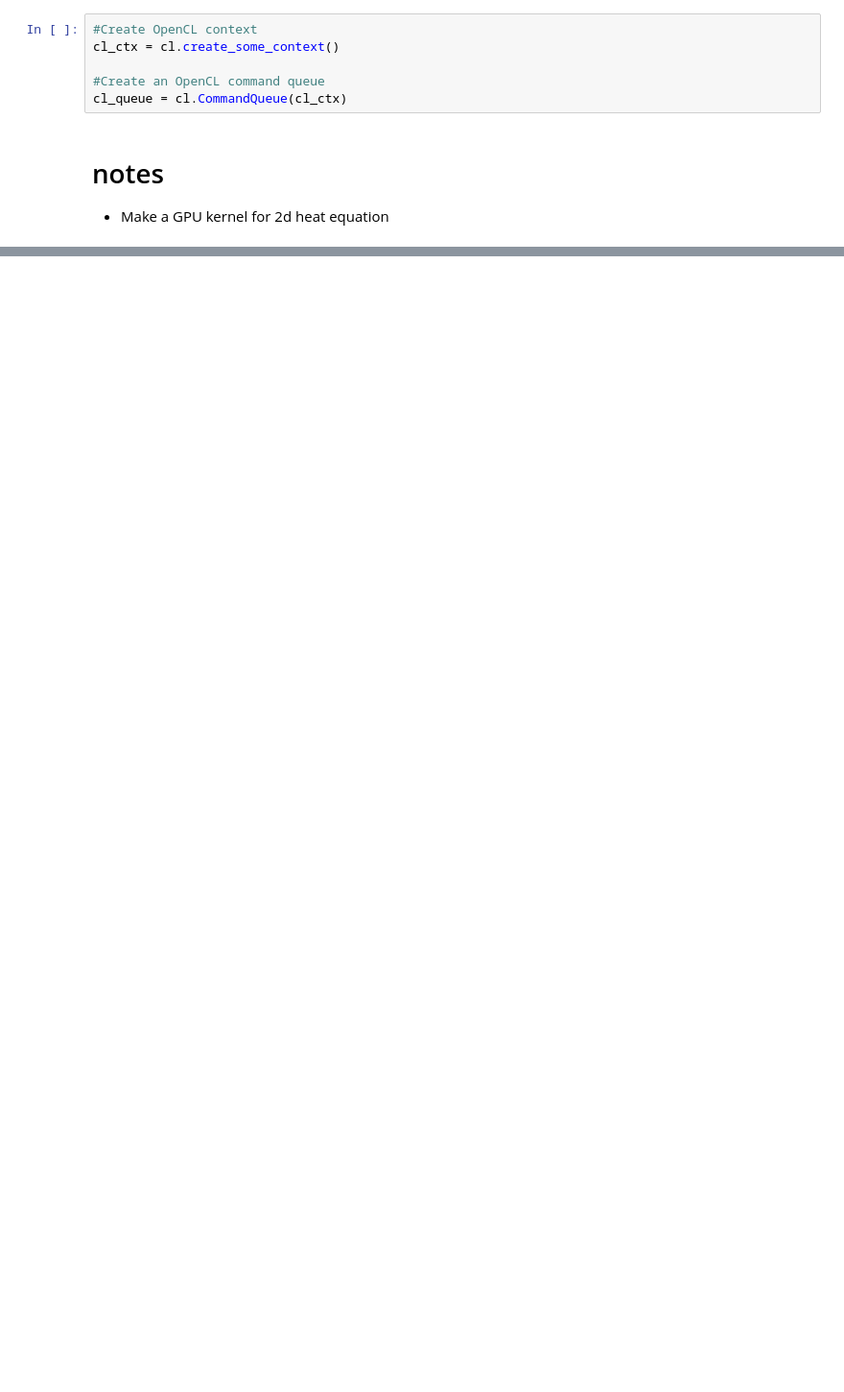
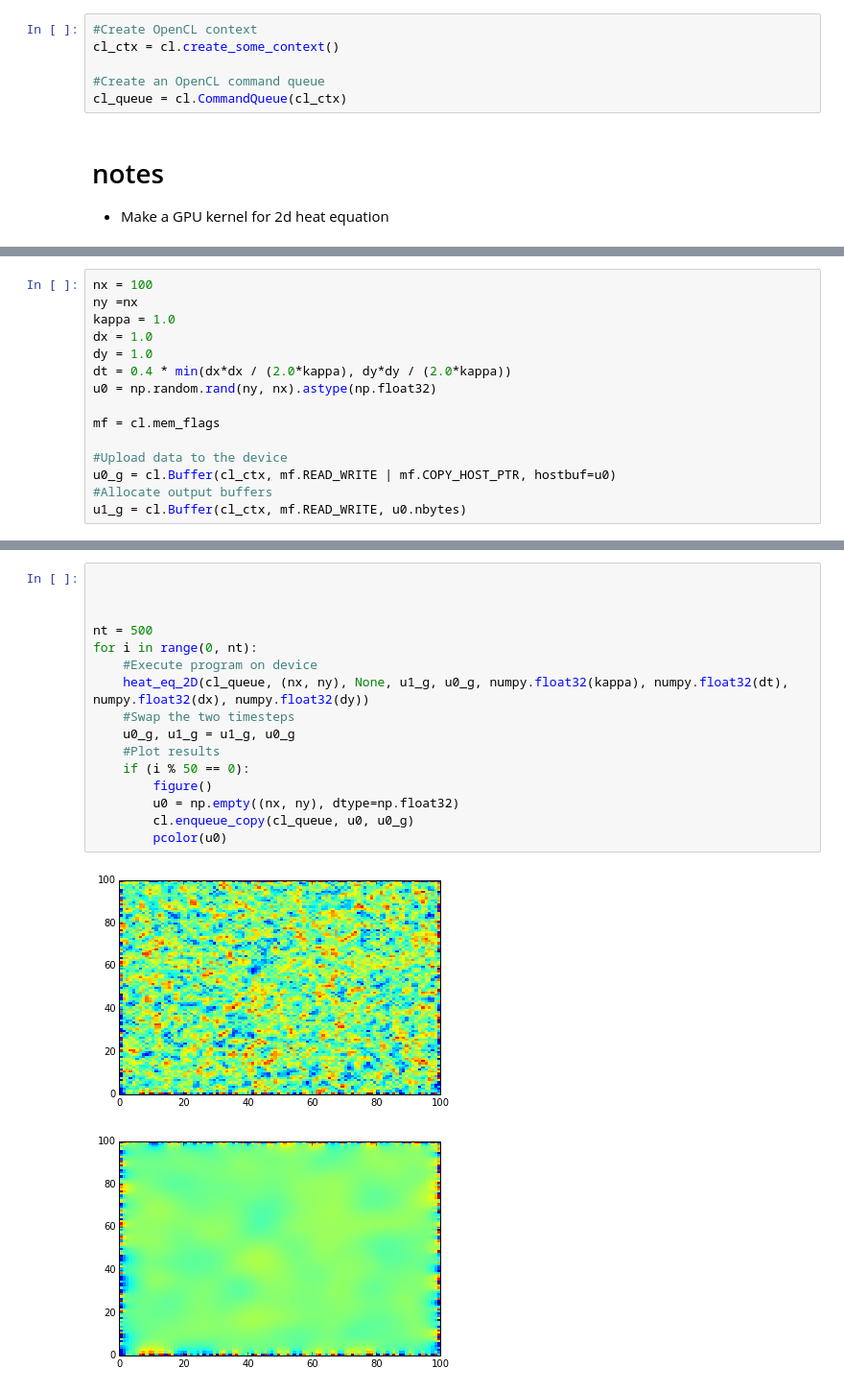
Before and after one commit to franguerrero/PGAP-Opencl, a Jupyter notebook: heatqueation2d.ipynb, the cells around one changed output, grey strips where cells are left out. Shown: that part at 96% size. Cells and saved outputs as stored; diff of their text form; blank space fills up the shorter version.

Commit message:
heat equation 2d complete

```diff
--- a/heatqueation2d.ipynb
+++ b/heatqueation2d.ipynb
@@ -47,0 +63,15 @@ u1[center] = u0[center];
+# %%
+nx = 100
+ny =nx
+kappa = 1.0
+dx = 1.0
+dy = 1.0
+dt = 0.4 * min(dx*dx / (2.0*kappa), dy*dy / (2.0*kappa))
+u0 = np.random.rand(ny, nx).astype(np.float32)
+
+mf = cl.mem_flags
+
+#Upload data to the device
+u0_g = cl.Buffer(cl_ctx, mf.READ_WRITE | mf.COPY_HOST_PTR, hostbuf=u0)
+#Allocate output buffers
+u1_g = cl.Buffer(cl_ctx, mf.READ_WRITE, u0.nbytes)
@@ -47,0 +81,19 @@ u1[center] = u0[center];
+# %%
+
+
+
+nt = 500
+for i in range(0, nt):
+    #Execute program on device
+    heat_eq_2D(cl_queue, (nx, ny), None, u1_g, u0_g, numpy.float32(kappa), numpy.float32(dt), numpy.float32(dx), numpy.float32(dy))
+    #Swap the two timesteps
+    u0_g, u1_g = u1_g, u0_g
+    #Plot results
+    if (i % 50 == 0):
+        figure()
+        u0 = np.empty((nx, ny), dtype=np.float32)
+        cl.enqueue_copy(cl_queue, u0, u0_g)
+        pcolor(u0)
+# %% [output]
+[figure, added]
+[figure, added]
```
Also changed, not shown: parts of 5 cells of this notebook.
